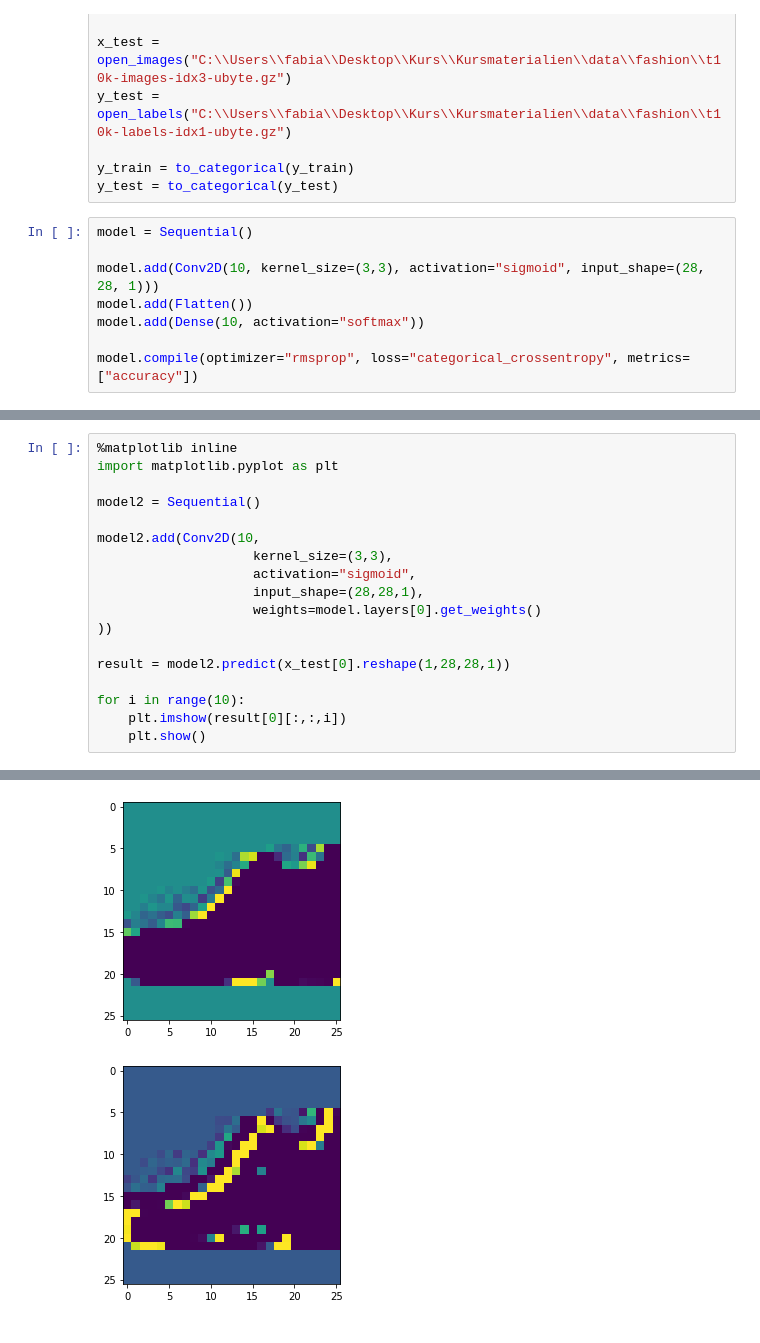
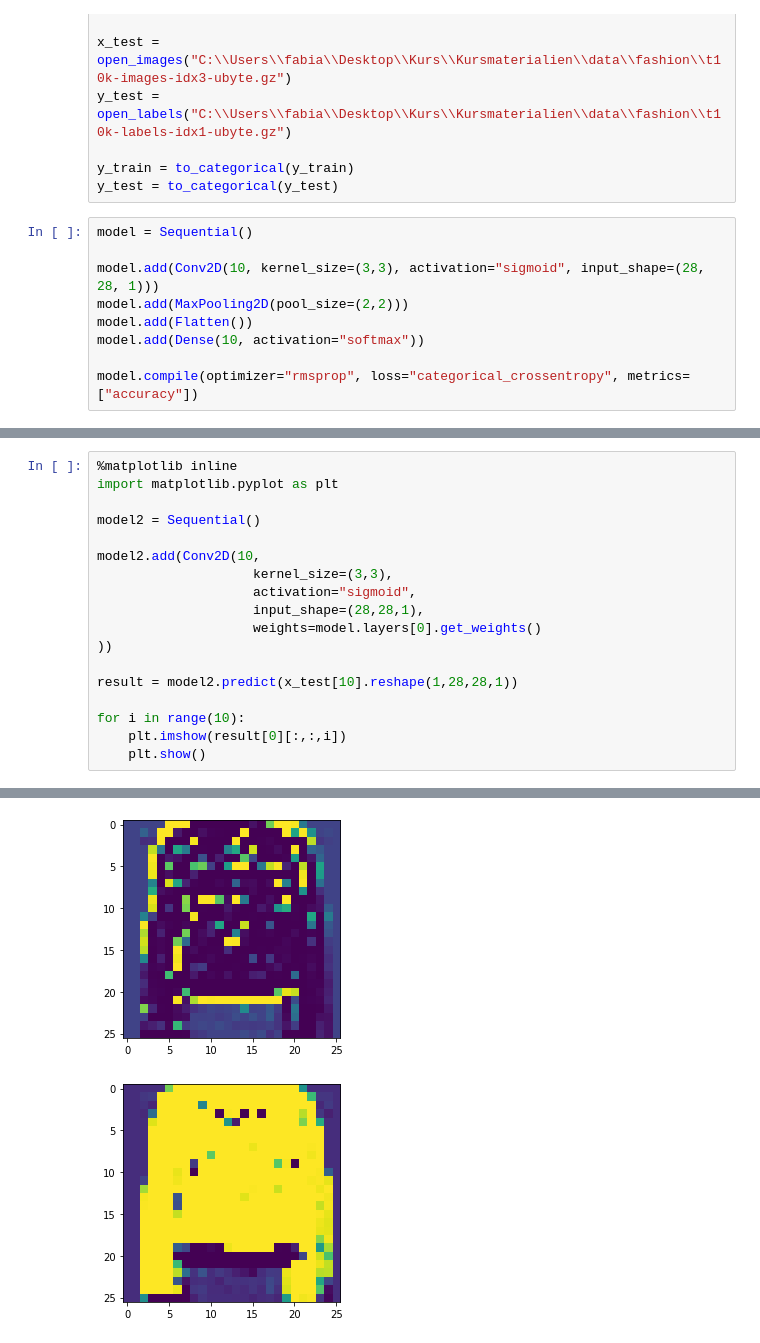
Before and after one commit to Fabian648/Python-Netze, a Jupyter notebook: Firstgrid mehrere Ausgaenge.ipynb, the cells around one changed output, grey strips where cells are left out. Saved outputs shown, nothing was run; the diff lists cells and outputs as text.

```diff
--- a/Firstgrid mehrere Ausgaenge.ipynb
+++ b/Firstgrid mehrere Ausgaenge.ipynb
@@ -32,6 +32,7 @@ y_test = to_categorical(y_test)
 model = Sequential()
 
 model.add(Conv2D(10, kernel_size=(3,3), activation="sigmoid", input_shape=(28, 28, 1)))
+model.add(MaxPooling2D(pool_size=(2,2)))
 model.add(Flatten())
 model.add(Dense(10, activation="softmax"))
 
@@ -75,7 +76,7 @@ model2.add(Conv2D(10,
                     weights=model.layers[0].get_weights()
 ))
 
-result = model2.predict(x_test[0].reshape(1,28,28,1))
+result = model2.predict(x_test[10].reshape(1,28,28,1))
 
 for i in range(10):
     plt.imshow(result[0][:,:,i])
@@ -91,2 +91,2 @@ WARNING:tensorflow:6 out of the last 6 calls to <function Model.make_predict_fun
-[figure, old version]
+[figure, new version]
-[figure, old version]
+[figure, new version]
```
Also changed, not shown: parts of 3 cells of this notebook.
